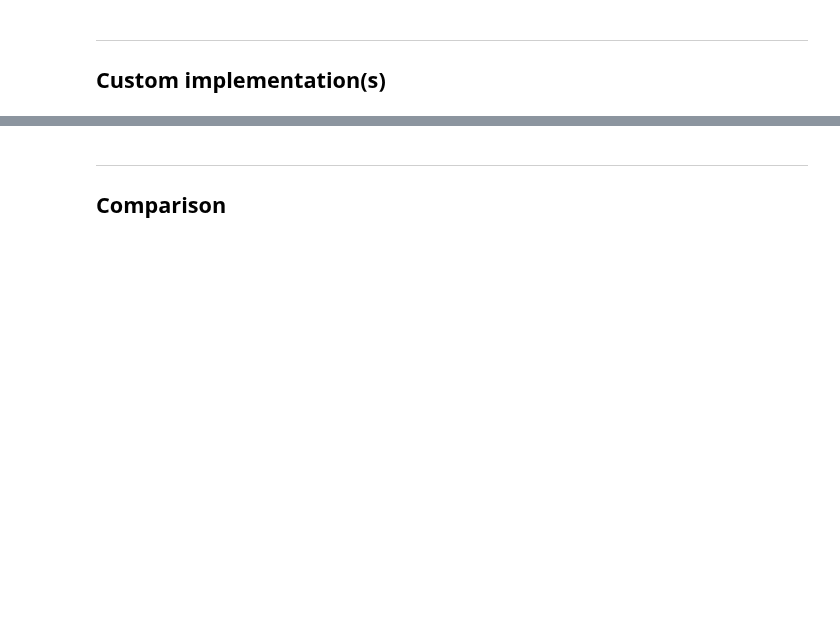
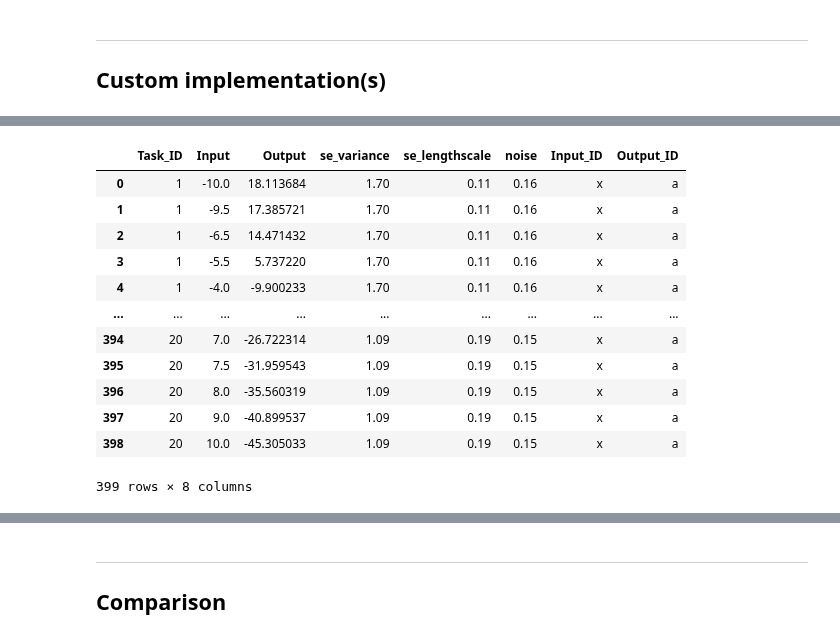
Before and after one commit to SimLej18/MagmaClustPy, a Jupyter notebook: benchmarks/preprocess_db.ipynb, the cells around one changed output, grey strips where cells are left out. Drawn from its saved outputs; the diff is of its cells as text; code cells hidden in the pictures; blank space fills up the shorter version.

```diff
--- a/benchmarks/preprocess_db.ipynb
+++ b/benchmarks/preprocess_db.ipynb
@@ -271,0 +381,17 @@ def preprocess_db_new(db: pd.DataFrame):
+# %%
+small_db = pd.read_csv("../datasets/small_distinct_input_distinct_hp.csv")
+small_db
+# %% [output]
+|  | Task_ID | Input | Output | se_variance | se_lengthscale | noise | Input_ID | Output_ID |
+| 0 | 1 | -10.0 | 18.113684 | 1.70 | 0.11 | 0.16 | x | a |
+| 1 | 1 | -9.5 | 17.385721 | 1.70 | 0.11 | 0.16 | x | a |
+| 2 | 1 | -6.5 | 14.471432 | 1.70 | 0.11 | 0.16 | x | a |
+| 3 | 1 | -5.5 | 5.737220 | 1.70 | 0.11 | 0.16 | x | a |
+| 4 | 1 | -4.0 | -9.900233 | 1.70 | 0.11 | 0.16 | x | a |
+| ... | ... | ... | ... | ... | ... | ... | ... | ... |
+| 394 | 20 | 7.0 | -26.722314 | 1.09 | 0.19 | 0.15 | x | a |
+| 395 | 20 | 7.5 | -31.959543 | 1.09 | 0.19 | 0.15 | x | a |
+| 396 | 20 | 8.0 | -35.560319 | 1.09 | 0.19 | 0.15 | x | a |
+| 397 | 20 | 9.0 | -40.899537 | 1.09 | 0.19 | 0.15 | x | a |
+| 398 | 20 | 10.0 | -45.305033 | 1.09 | 0.19 | 0.15 | x | a |
+399 rows × 8 columns
```
Also changed, not shown: parts of 26 cells of this notebook, 2 other files.
